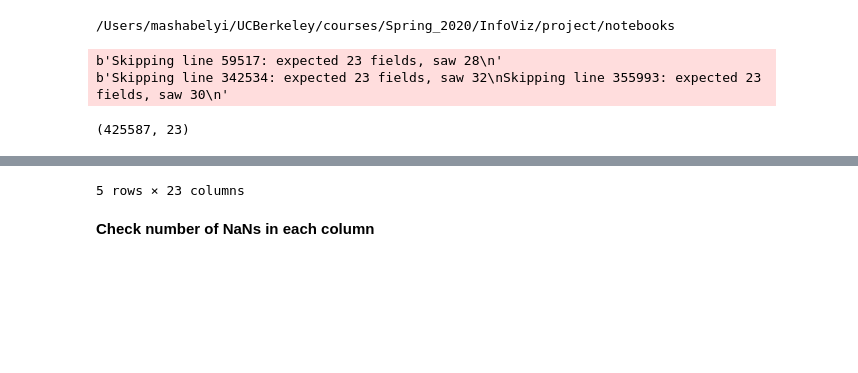
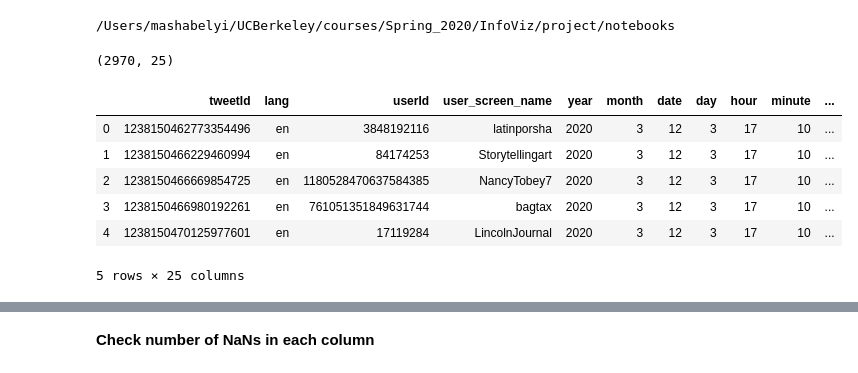
Before and after one commit to mashabelyi/Twitter-Covid-Response, a Jupyter notebook: notebooks/COVID-EDA.ipynb, the cells around one changed output, grey strips where cells are left out. Cells and saved outputs as stored; diff of their text form; code cells hidden in the pictures; blank space fills up the shorter version.

Commit message:
better error handling and sentiment formatting

```diff
--- a/notebooks/COVID-EDA.ipynb
+++ b/notebooks/COVID-EDA.ipynb
@@ -14,11 +14,16 @@ print(os.getcwd())
 # %% [output]
 /Users/mashabelyi/UCBerkeley/courses/Spring_2020/InfoViz/project/notebooks
 # %%
-tweets = pd.read_csv('../tweets.0315-0321.csv', error_bad_lines=False)
-# tweets = pd.read_csv('../tweets.csv', error_bad_lines=False)
+# tweets = pd.read_csv('../tweets.0322-0331.csv', error_bad_lines=False, index_col=False)
+tweets = pd.read_csv('../tweets.csv', error_bad_lines=False, index_col=False)
 print(tweets.shape)
 tweets.head()
 # %% [output]
-b'Skipping line 59517: expected 23 fields, saw 28\n'
-b'Skipping line 342534: expected 23 fields, saw 32\nSkipping line 355993: expected 23 fields, saw 30\n'
+(2970, 25)
+|  | tweetId | lang | userId | user_screen_name | year | month | date | day | hour | minute | ... |
+| 0 | 1238150462773354496 | en | 3848192116 | latinporsha | 2020 | 3 | 12 | 3 | 17 | 10 | ... |
+| 1 | 1238150466229460994 | en | 84174253 | Storytellingart | 2020 | 3 | 12 | 3 | 17 | 10 | ... |
+| 2 | 1238150466669854725 | en | 1180528470637584385 | NancyTobey7 | 2020 | 3 | 12 | 3 | 17 | 10 | ... |
+| 3 | 1238150466980192261 | en | 761051351849631744 | bagtax | 2020 | 3 | 12 | 3 | 17 | 10 | ... |
+| 4 | 1238150470125977601 | en | 17119284 | LincolnJournal | 2020 | 3 | 12 | 3 | 17 | 10 | ... |
-(425587, 23)
+5 rows × 25 columns
@@ -31,4 +30,3 @@ b'Skipping line 342534: expected 23 fields, saw 32\nSkipping line 355993: expect
-5 rows × 23 columns
 # %% [markdown]
 **Check number of NaNs in each column**
 # %%
```
Also changed, not shown: parts of 5 cells of this notebook, 1 other file.
